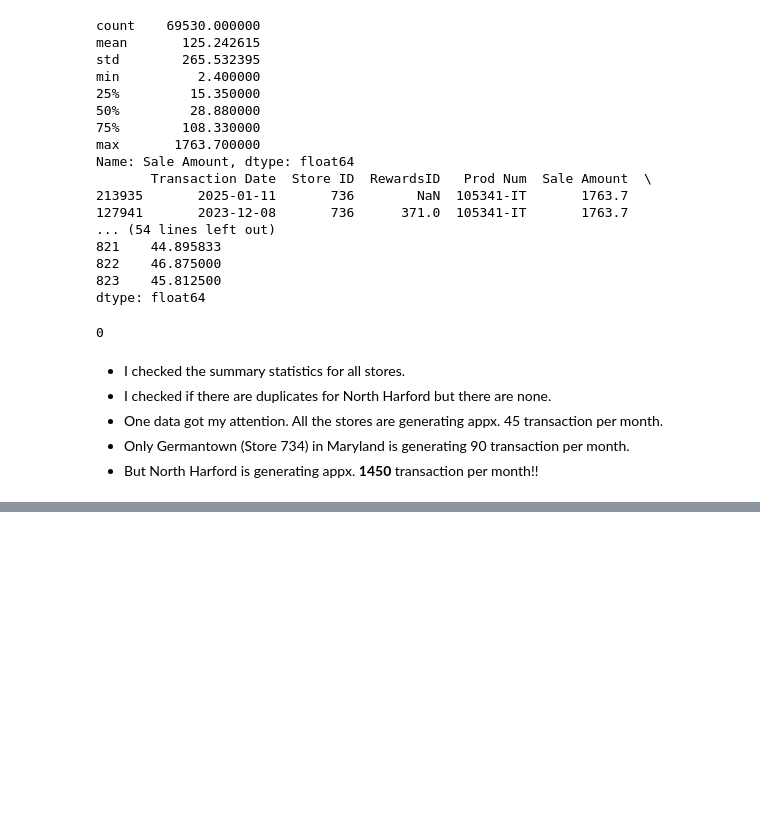
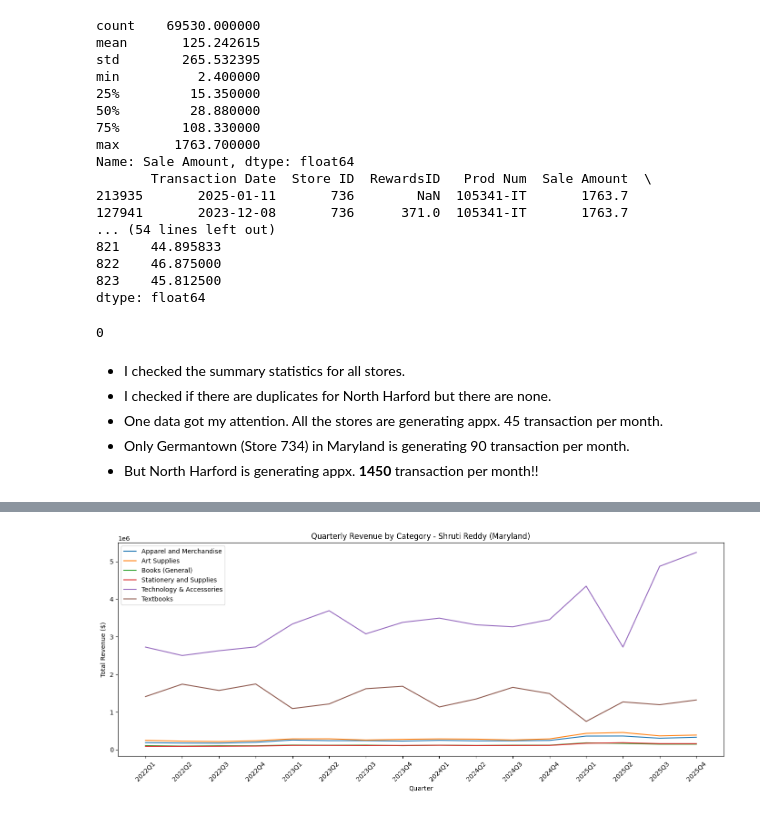
Before and after one commit to OKRR66/Capstone_2, a Jupyter notebook: KARAER_sales_analysis.ipynb, the cells around one changed output, grey strips where cells are left out. Drawn from its saved outputs; the diff is of its cells as text; code cells hidden in the pictures; blank space fills up the shorter version.

```diff
--- a/KARAER_sales_analysis.ipynb
+++ b/KARAER_sales_analysis.ipynb
@@ -459,0 +707,9 @@ print(north_harford_sales.duplicated().sum())
+# %%
+# Quarterly revenue by category - Shruti
+
+shruti_products['Quarter'] = shruti_products['Transaction Date'].dt.to_period('Q')
+
+shruti_quarterly_cat = shruti_products.groupby(['Quarter', 'Category'])['Sale Amount'].sum().reset_index()
+shruti_quarterly_cat.columns = ['Quarter', 'Category', 'Total Revenue']
+
+print(shruti_quarterly_cat.to_string(index=False))
@@ -459,0 +734,19 @@ print(north_harford_sales.duplicated().sum())
+# %%
+# Quarterly revenue by category by Shruti on Graph
+
+plt.figure(figsize=(14, 6))
+
+for category in shruti_quarterly_cat['Category'].unique():
+    cat_data = shruti_quarterly_cat[shruti_quarterly_cat['Category'] == category]
+    plt.plot(cat_data['Quarter'].astype(str), cat_data['Total Revenue'], label=category)
+
+plt.title('Quarterly Revenue by Category - Shruti Reddy (Maryland)')
+plt.xlabel('Quarter')
+plt.ylabel('Total Revenue ($)')
+plt.legend()
+plt.xticks(rotation=45)
+
+plt.tight_layout()
+plt.show()
+# %% [output]
+[figure, added]
```
Also changed, not shown: parts of 23 cells of this notebook.
